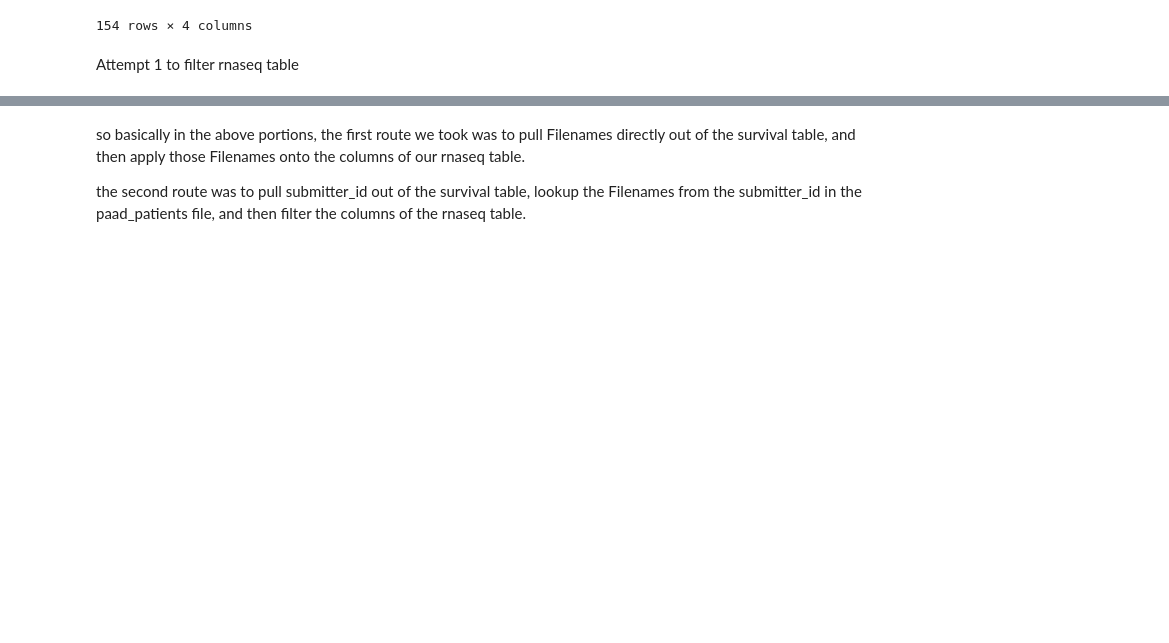
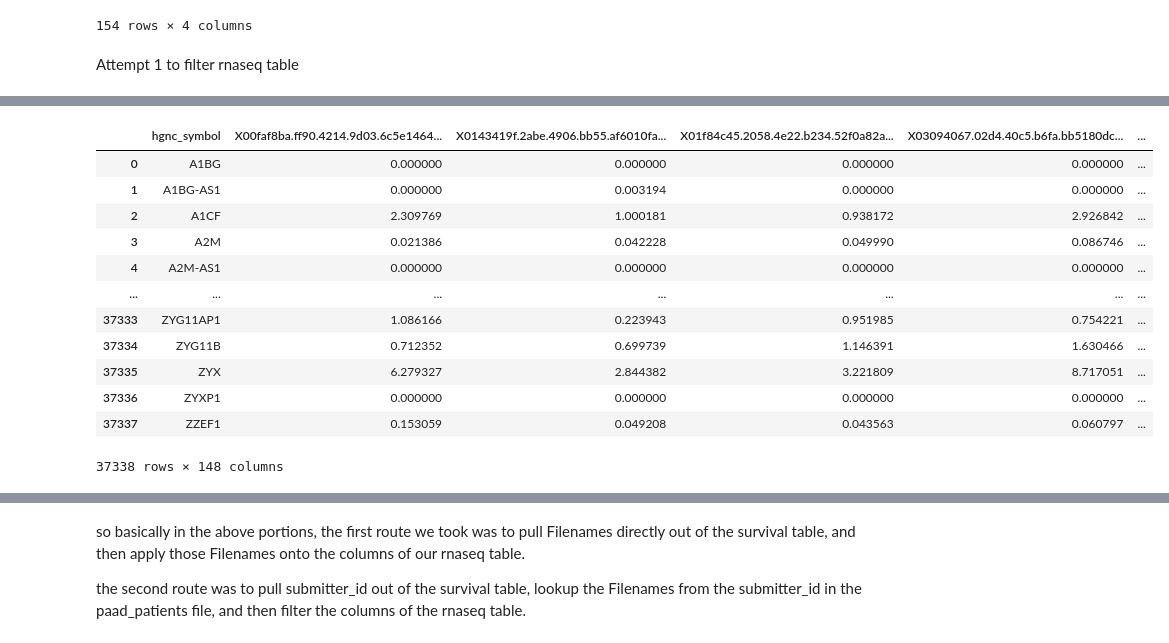
Before and after one commit to sophiaho/broad-work, a Jupyter notebook: tumor_survival_associations.ipynb, the cells around one changed output, grey strips where cells are left out. Drawn from its saved outputs; the diff is of its cells as text; code cells hidden in the pictures; blank space fills up the shorter version.

```diff
--- a/tumor_survival_associations.ipynb
+++ b/tumor_survival_associations.ipynb
@@ -64,3 +76,19 @@ Attempt 1 to filter rnaseq table
 # %%
 all_rnaseq = pd.read_csv('datasets/tpm_rnaseq_values.csv', delimiter = ',')
 all_rnaseq.drop('Unnamed: 0', axis=1, inplace=True)
+# %%
+all_rnaseq
+# %% [output]
+|  | hgnc_symbol | X00faf8ba.ff90.4214.9d03.6c5e1464... | X0143419f.2abe.4906.bb55.af6010fa... | X01f84c45.2058.4e22.b234.52f0a82a... | X03094067.02d4.40c5.b6fa.bb5180dc... | ... |
+| 0 | A1BG | 0.000000 | 0.000000 | 0.000000 | 0.000000 | ... |
+| 1 | A1BG-AS1 | 0.000000 | 0.003194 | 0.000000 | 0.000000 | ... |
+| 2 | A1CF | 2.309769 | 1.000181 | 0.938172 | 2.926842 | ... |
+| 3 | A2M | 0.021386 | 0.042228 | 0.049990 | 0.086746 | ... |
+| 4 | A2M-AS1 | 0.000000 | 0.000000 | 0.000000 | 0.000000 | ... |
+| ... | ... | ... | ... | ... | ... | ... |
+| 37333 | ZYG11AP1 | 1.086166 | 0.223943 | 0.951985 | 0.754221 | ... |
+| 37334 | ZYG11B | 0.712352 | 0.699739 | 1.146391 | 1.630466 | ... |
+| 37335 | ZYX | 6.279327 | 2.844382 | 3.221809 | 8.717051 | ... |
+| 37336 | ZYXP1 | 0.000000 | 0.000000 | 0.000000 | 0.000000 | ... |
+| 37337 | ZZEF1 | 0.153059 | 0.049208 | 0.043563 | 0.060797 | ... |
+37338 rows × 148 columns
```
Also changed, not shown: parts of 21 cells of this notebook, 1 other file.
